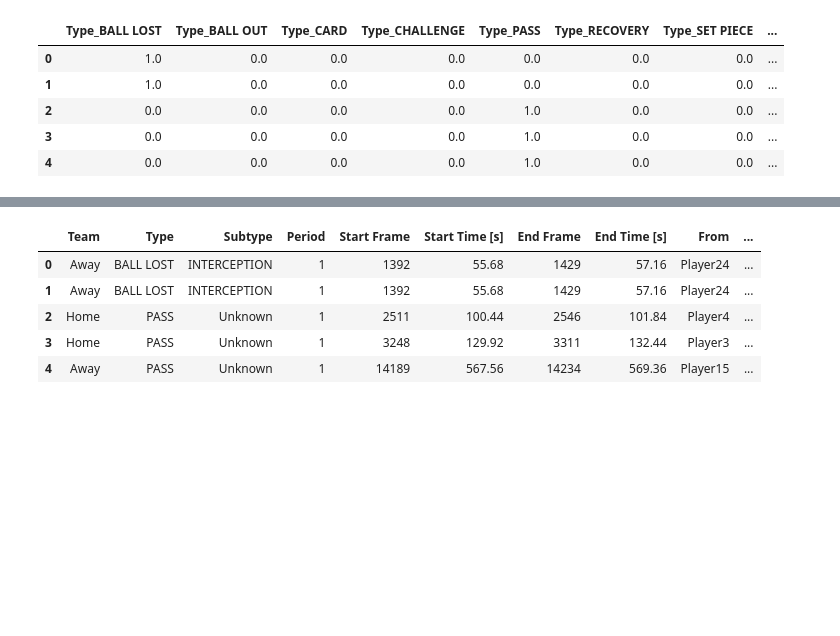
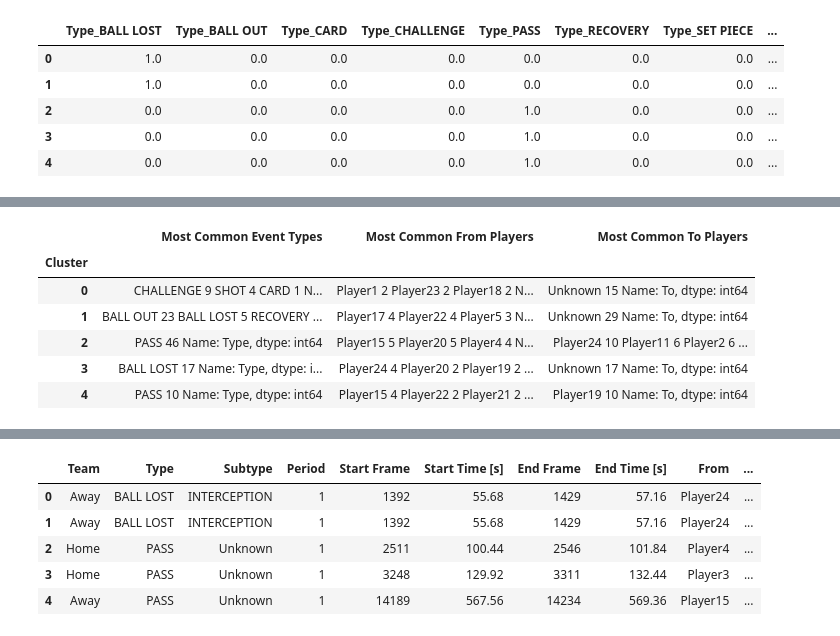
Before and after one commit to nahiid/Soccer-High-Pressure-Moments, a Jupyter notebook: src/high_pre_soccer.ipynb, the cells around one changed output, grey strips where cells are left out. Cells and saved outputs as stored; diff of their text form; code cells hidden in the pictures; blank space fills up the shorter version.

```diff
--- a/src/high_pre_soccer.ipynb
+++ b/src/high_pre_soccer.ipynb
@@ -261,0 +281,35 @@ encoded_df.head()
+# %%
+# Analyzing each cluster
+cluster_analysis = []
+
+for cluster_num in range(5):
+    cluster_data = moments_event[moments_event['Cluster'] == cluster_num]
+
+    # Most common event types in this cluster
+    common_types = cluster_data['Type'].value_counts().head(3)
+
+    # Most common 'From' players in this cluster
+    common_from_players = cluster_data['From'].value_counts().head(3)
+
+    # Most common 'To' players in this cluster
+    common_to_players = cluster_data['To'].value_counts().head(3)
+
+    cluster_analysis.append({
+        'Cluster': cluster_num,
+        'Most Common Event Types': common_types,
+        'Most Common From Players': common_from_players,
+        'Most Common To Players': common_to_players
+    })
+
+# Display the analysis for each cluster
+cluster_analysis_df = pd.DataFrame(cluster_analysis)
+cluster_analysis_df.set_index('Cluster', inplace=True)
+cluster_analysis_df
+# %% [output]
+|  | Most Common Event Types | Most Common From Players | Most Common To Players |
+| Cluster |  |  |  |
+| 0 | CHALLENGE 9 SHOT 4 CARD 1 N... | Player1 2 Player23 2 Player18 2 N... | Unknown 15 Name: To, dtype: int64 |
+| 1 | BALL OUT 23 BALL LOST 5 RECOVERY ... | Player17 4 Player22 4 Player5 3 N... | Unknown 29 Name: To, dtype: int64 |
+| 2 | PASS 46 Name: Type, dtype: int64 | Player15 5 Player20 5 Player4 4 N... | Player24 10 Player11 6 Player2 6 ... |
+| 3 | BALL LOST 17 Name: Type, dtype: i... | Player24 4 Player20 2 Player19 2 ... | Unknown 17 Name: To, dtype: int64 |
+| 4 | PASS 10 Name: Type, dtype: int64 | Player15 4 Player22 2 Player21 2 ... | Player19 10 Name: To, dtype: int64 |
```
Also changed, not shown: parts of 5 cells of this notebook.
